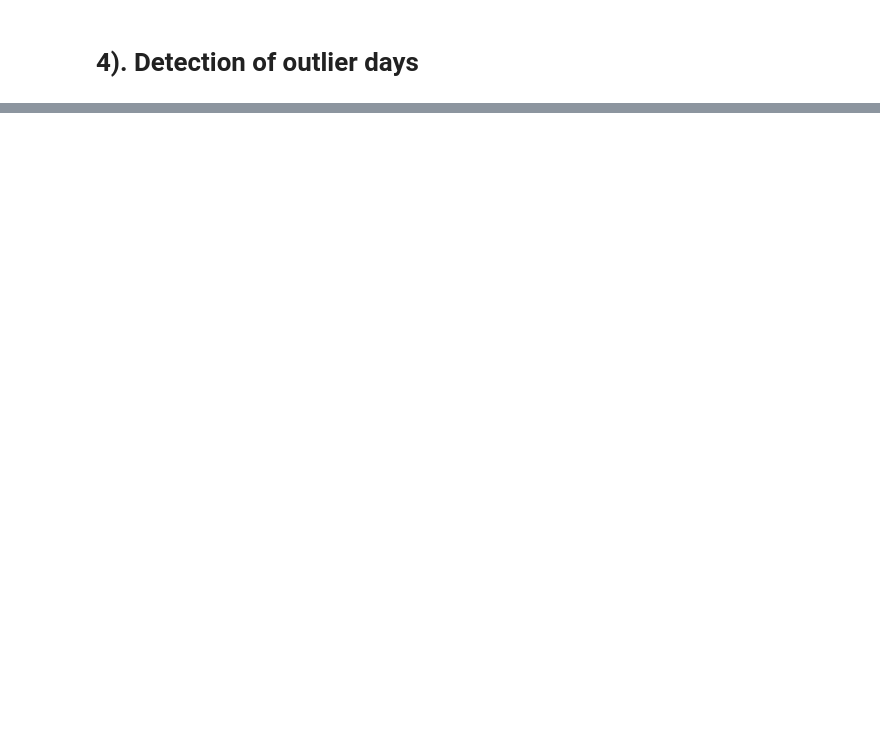
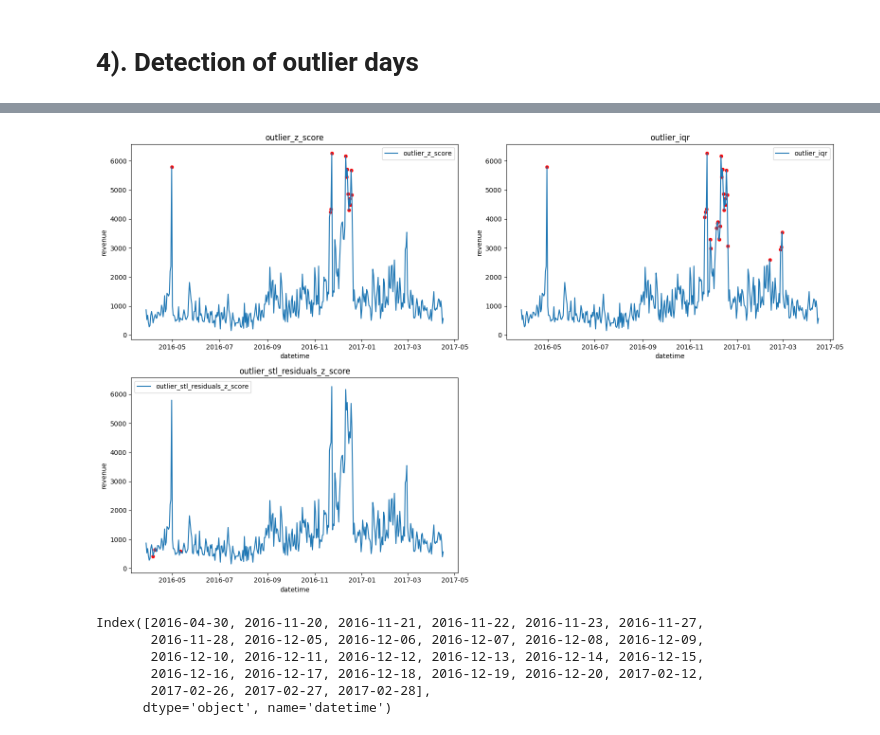
Before and after one commit to elissamim/e_commerce_traffic, a Jupyter notebook: notebooks/revenue_analysis.ipynb, the cells around one changed output, grey strips where cells are left out. Drawn from its saved outputs; the diff is of its cells as text; code cells hidden in the pictures; blank space fills up the shorter version.

```diff
--- a/notebooks/revenue_analysis.ipynb
+++ b/notebooks/revenue_analysis.ipynb
@@ -534,17 +825,38 @@ df_revenues
 # %%
-fig, axes = plt.subplots(2,2,figsize=(16,10))
+# Create a 2x2 grid of subplots
+fig, axes = plt.subplots(2, 2, figsize=(16, 10))
 axes = axes.flatten()
 
-for i, outlier in enumerate(["outlier_z_score",
-                            "outlier_iqr",
-                            "outlier_stl_residuals_z_score"]):
-
-    sns.lineplot(df_revenues, x=df_revenues.index, y="revenue",ax=axes[i],
-                label=outlier)
+# Plot each outlier method
+for i, outlier in enumerate([
+    "outlier_z_score",
+    "outlier_iqr",
+    "outlier_stl_residuals_z_score"
+]):
+    sns.lineplot(df_revenues, x=df_revenues.index, y="revenue", ax=axes[i],
+                 label=outlier)
     sns.scatterplot(
         data=df_revenues[df_revenues[outlier]],
-        x=df_revenues[df_revenues[outlier]].index,
+        x="datetime",
         y="revenue",
         color="red",
         ax=axes[i]
     )
+    axes[i].set_title(outlier)
+
+# Remove the empty 4th axis
+fig.delaxes(axes[-1])
+
+plt.tight_layout()
+plt.show()
+# %% [output]
+[figure, added]
+# %%
+df_revenues[df_revenues["outlier_iqr"]].index
+# %% [output]
+Index([2016-04-30, 2016-11-20, 2016-11-21, 2016-11-22, 2016-11-23, 2016-11-27,
+       2016-11-28, 2016-12-05, 2016-12-06, 2016-12-07, 2016-12-08, 2016-12-09,
+       2016-12-10, 2016-12-11, 2016-12-12, 2016-12-13, 2016-12-14, 2016-12-15,
+       2016-12-16, 2016-12-17, 2016-12-18, 2016-12-19, 2016-12-20, 2017-02-12,
+       2017-02-26, 2017-02-27, 2017-02-28],
+      dtype='object', name='datetime')
```
Also changed, not shown: parts of 49 cells of this notebook, 1 other file.
